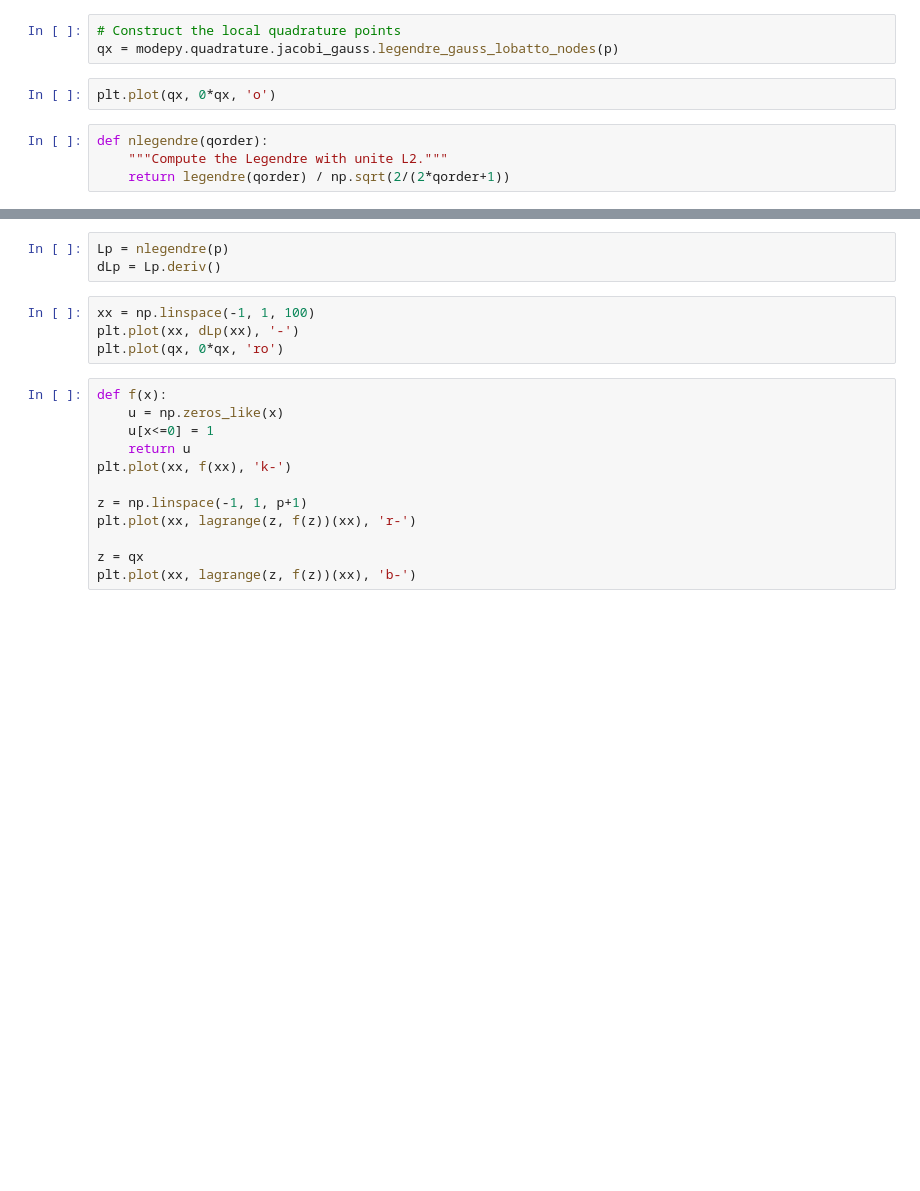
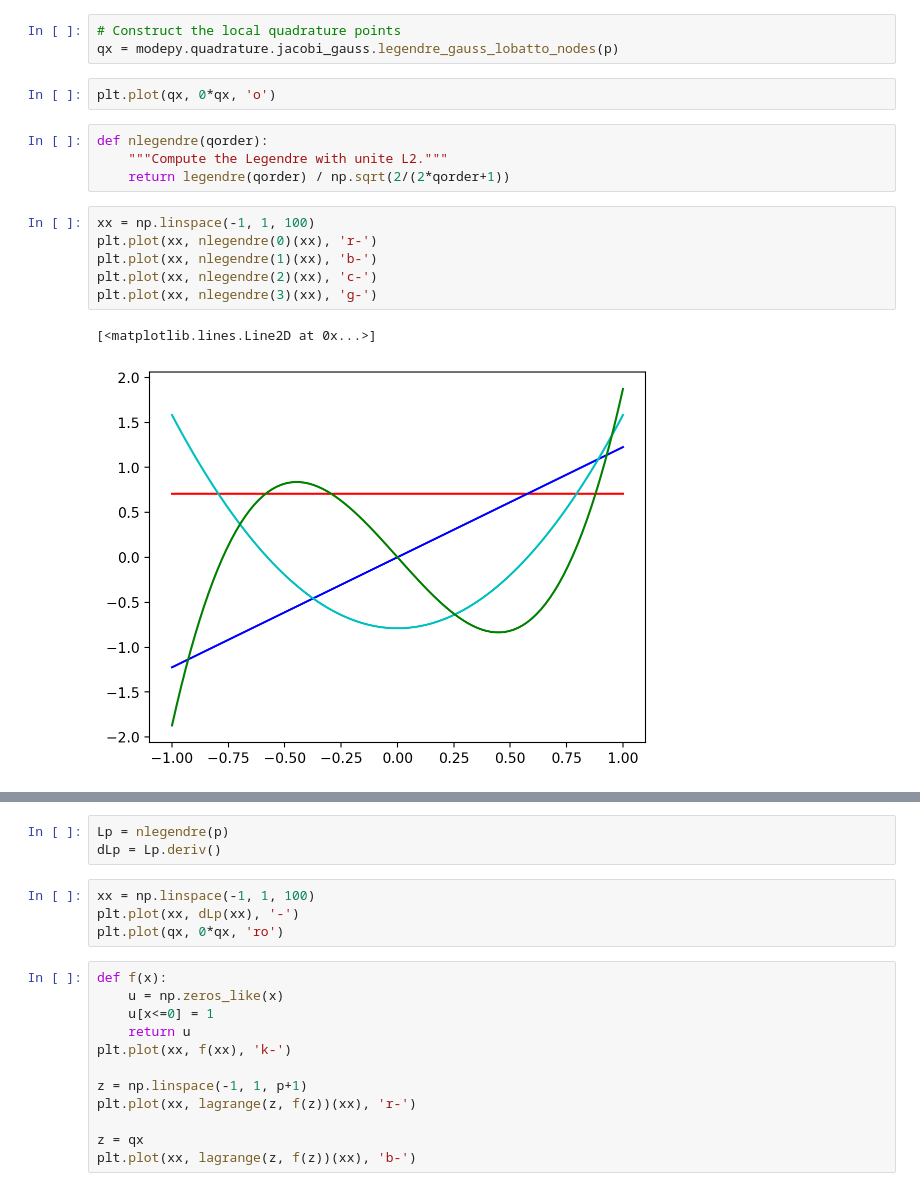
Before and after one commit to lukeolson/cs555-demos, a Jupyter notebook: nodal-modal.ipynb, the cells around one changed output, grey strips where cells are left out. Drawn from its saved outputs; the diff is of its cells as text; blank space fills up the shorter version.

```diff
--- a/nodal-modal.ipynb
+++ b/nodal-modal.ipynb
@@ -27,3 +31,12 @@ plt.plot(qx, 0*qx, 'o')
 def nlegendre(qorder):
     """Compute the Legendre with unite L2."""
     return legendre(qorder) / np.sqrt(2/(2*qorder+1))
+# %%
+xx = np.linspace(-1, 1, 100)
+plt.plot(xx, nlegendre(0)(xx), 'r-')
+plt.plot(xx, nlegendre(1)(xx), 'b-')
+plt.plot(xx, nlegendre(2)(xx), 'c-')
+plt.plot(xx, nlegendre(3)(xx), 'g-')
+# %% [output]
+[<matplotlib.lines.Line2D at 0x...>]
+[figure, added]
```
Also changed, not shown: parts of 2 cells of this notebook, 3 other files.
